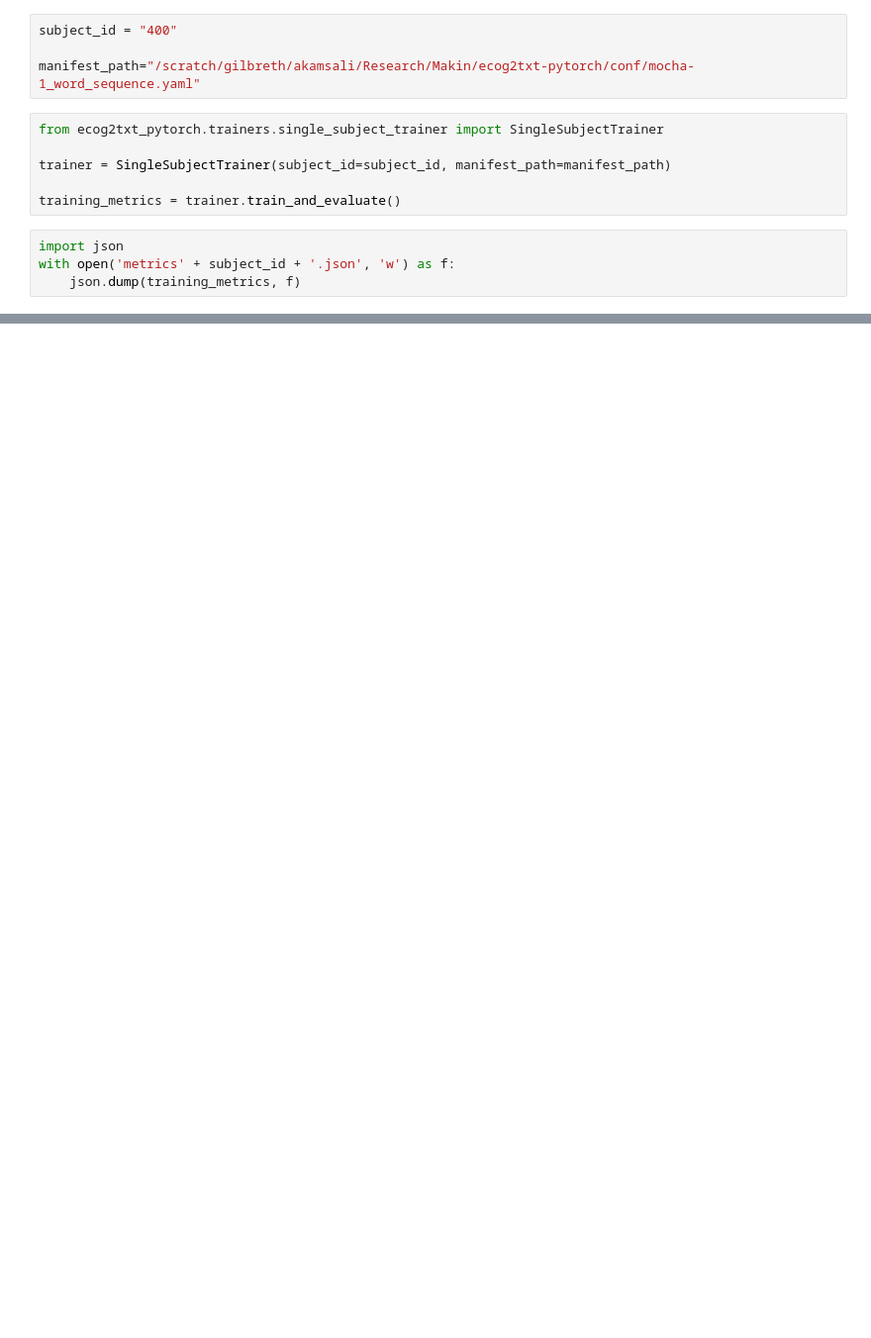
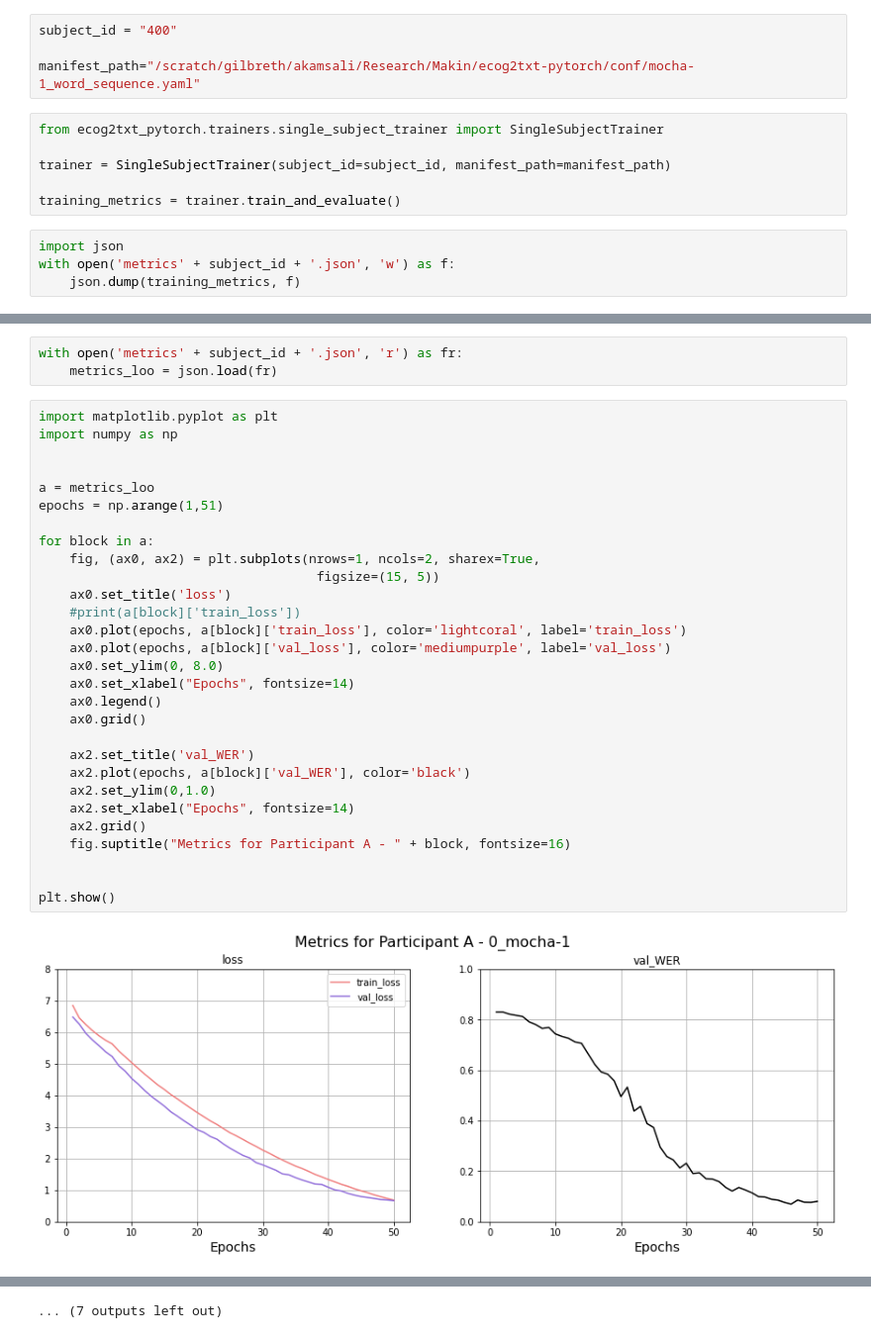
Before and after one commit to akamsali/ecog2txt-pytorch, a Jupyter notebook: notebooks/test_pytorch_transformer.ipynb, the cells around one changed output, grey strips where cells are left out. Shown: that part at 99% size. Cells and saved outputs as stored; diff of their text form; blank space fills up the shorter version.

Commit message:
Update plot scales

```diff
--- a/notebooks/test_pytorch_transformer.ipynb
+++ b/notebooks/test_pytorch_transformer.ipynb
@@ -60,0 +15,34 @@ plt.show()
+# %%
+with open('metrics' + subject_id + '.json', 'r') as fr:
+    metrics_loo = json.load(fr)
+# %%
+import matplotlib.pyplot as plt
+import numpy as np
+
+
+a = metrics_loo
+epochs = np.arange(1,51)
+
+for block in a:
+    fig, (ax0, ax2) = plt.subplots(nrows=1, ncols=2, sharex=True,
+                                    figsize=(15, 5))
+    ax0.set_title('loss')
+    #print(a[block]['train_loss'])
+    ax0.plot(epochs, a[block]['train_loss'], color='lightcoral', label='train_loss')
+    ax0.plot(epochs, a[block]['val_loss'], color='mediumpurple', label='val_loss')
+    ax0.set_ylim(0, 8.0)
+    ax0.set_xlabel("Epochs", fontsize=14)
+    ax0.legend()
+    ax0.grid()
+
+    ax2.set_title('val_WER')
+    ax2.plot(epochs, a[block]['val_WER'], color='black')
+    ax2.set_ylim(0,1.0)
+    ax2.set_xlabel("Epochs", fontsize=14)
+    ax2.grid()
+    fig.suptitle("Metrics for Participant A - " + block, fontsize=16)
+
+
+plt.show()
+# %% [output]
+[figure, added]
@@ -60,0 +60 @@ plt.show()
+... (7 outputs left out)
```
Also changed, not shown: parts of 3 cells of this notebook.
